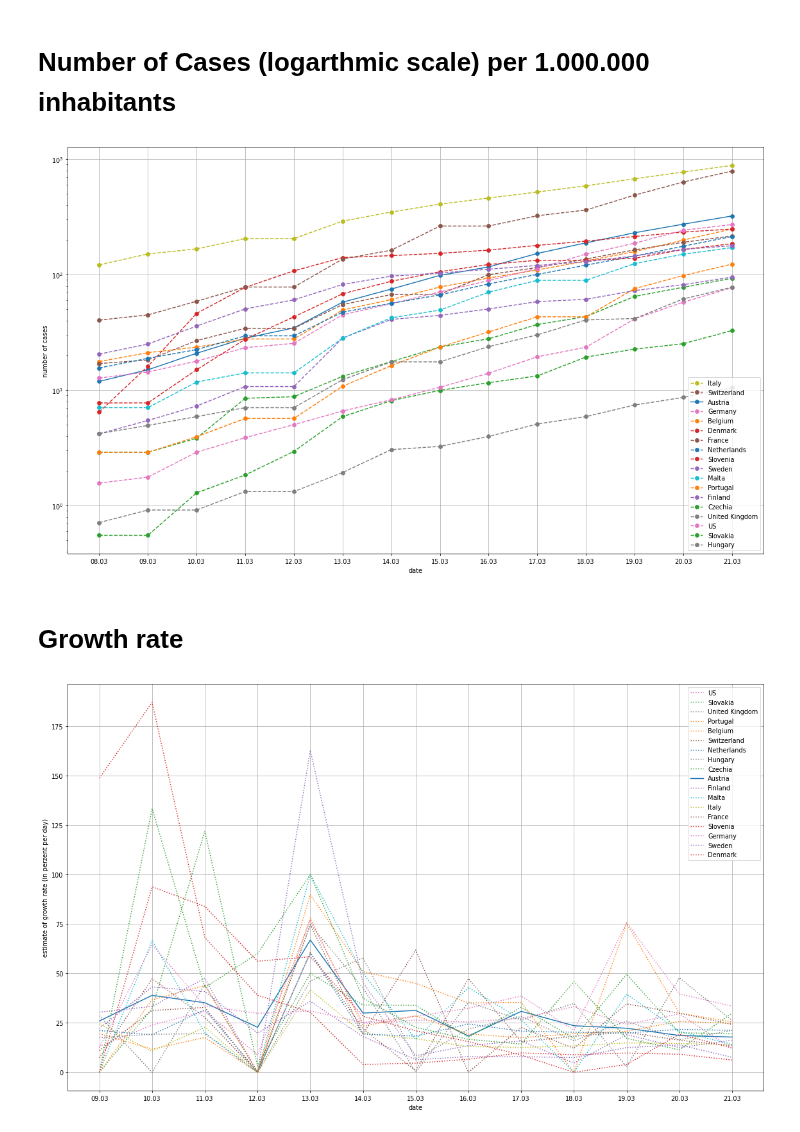
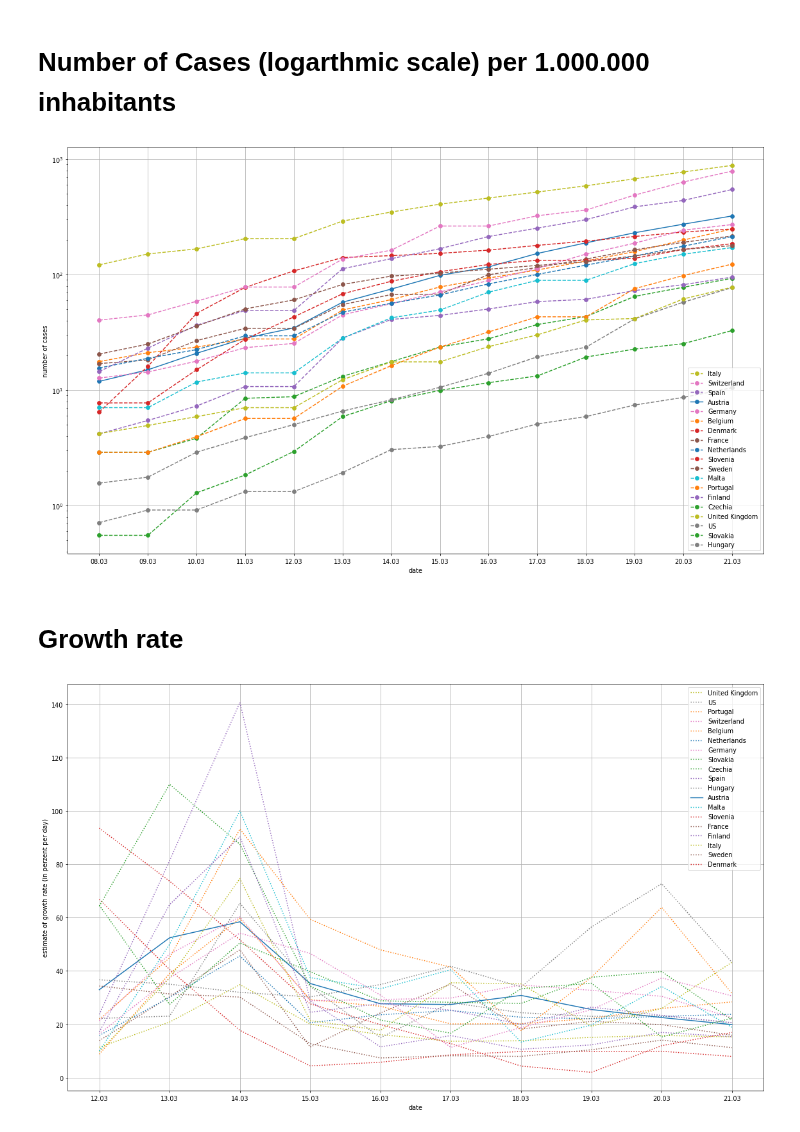
Before and after one commit to human-centered-ai-lab/app-covid-19-playground, a Jupyter notebook: covid_19_playground.ipynb, the cells around one changed output. Saved outputs shown, nothing was run; the diff lists cells and outputs as text; code cells hidden in the pictures.

```diff
--- a/covid_19_playground.ipynb
+++ b/covid_19_playground.ipynb
@@ -30,7 +30,7 @@ countries = sorted(data.keys())
 print ("ALL COUNTRIES WITH DATA AVAILABLE at pomber.github.io")
 print (countries)
 
-countriesOfInterest = ['Austria', 'Belgium','Czechia', 'Denmark', 'Finland', 'France', 'Germany', 'Hungary',  'Italy', 'Malta','Netherlands',  'Portugal', 'Slovakia', 'Slovenia', 'Sweden', 'Switzerland', 'US', 'United Kingdom']
+countriesOfInterest = ['Austria', 'Belgium','Czechia', 'Denmark', 'Finland', 'France', 'Germany', 'Hungary',  'Italy', 'Malta','Netherlands',  'Portugal', 'Slovakia', 'Slovenia', 'Spain', 'Sweden', 'Switzerland', 'US', 'United Kingdom']
 population = {}
 for c in countriesOfInterest:
   r = requests.get(url = "https://restcountries.eu/rest/v2/name/" + c)
@@ -106,15 +106,15 @@ handles, labels = plt.gca().get_legend_handles_labels()
 plt.legend([handles[idx] for idx in LabelOrdering],[labels[idx] for idx in LabelOrdering])
 plt.show()
 # %% [output]
-[figure, old version]
+[figure, new version]
 # %% [markdown]
 # **Growth rate**
 # %%
 # delta growth rate computing
-deltaInDays = 1
+deltaInDays = 2
 #countriesOfInterest = ['Austria',  'Czechia', 'Germany', 'Italy', 'US', 'Denmark']
 
-start_date = date(2020, 3, 8)
+start_date = date(2020, 3, 10)
 end_date   = date(2020, 3, 22)
 datesToInspect = []
 
@@ -142,31 +142,31 @@ for c in countriesOfInterest:
       if daydata['date'] == datastring:
           cc1 = daydata['confirmed']
     datastring = datesToInspect[dataindex+deltaInDays]
     for daydata in datafromonecontry:
       if daydata['date'] == datastring:
           cc2 = daydata['confirmed']
     if cc2 == 0:
       v = 0
     else:
       v = 100 * (cc2-cc1) / cc1  / deltaInDays
     numberToOrder[i] = v
     y_axis_data.append(v)
 
   ls = 'solid' if c == 'Austria' else 'dotted'
   lines, = plt.plot(x_axis_data[deltaInDays:],  y_axis_data, label=c, linestyle=ls)
   labels.append (c)
   plt.legend()
   i = i + 1
 
 LabelOrdering = []
 for e in sorted(numberToOrder.items(), key=lambda x: x[1], reverse=True):
   LabelOrdering.append (e[0])
 
 plt.xlabel("date")
 plt.ylabel("estimate of growth rate (in perzent per day)")
 plt.grid(True)
 handles, labels = plt.gca().get_legend_handles_labels()
 plt.legend([handles[idx] for idx in LabelOrdering],[labels[idx] for idx in LabelOrdering])
 plt.show()
 # %% [output]
-[figure, old version]
+[figure, new version]
```
